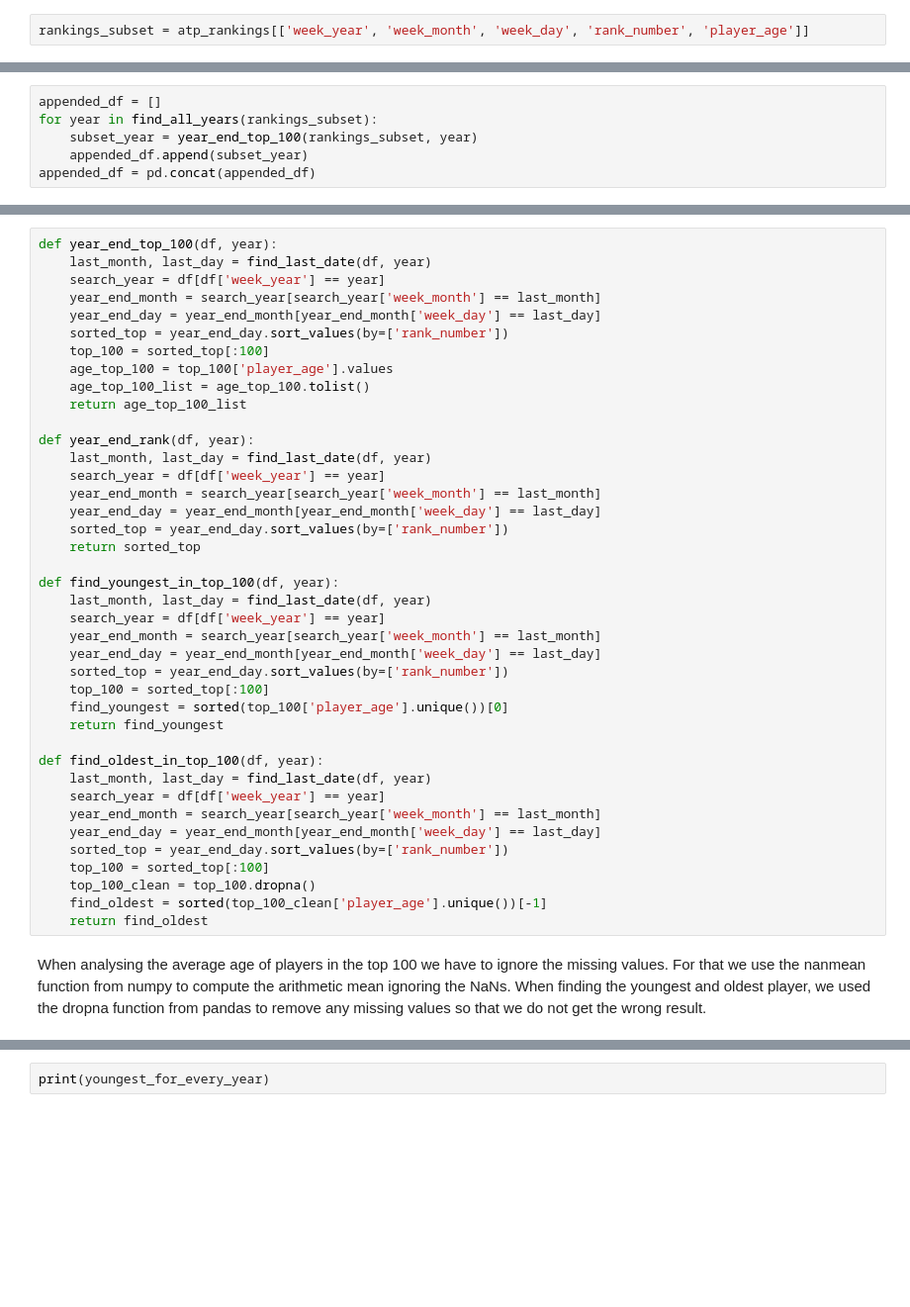
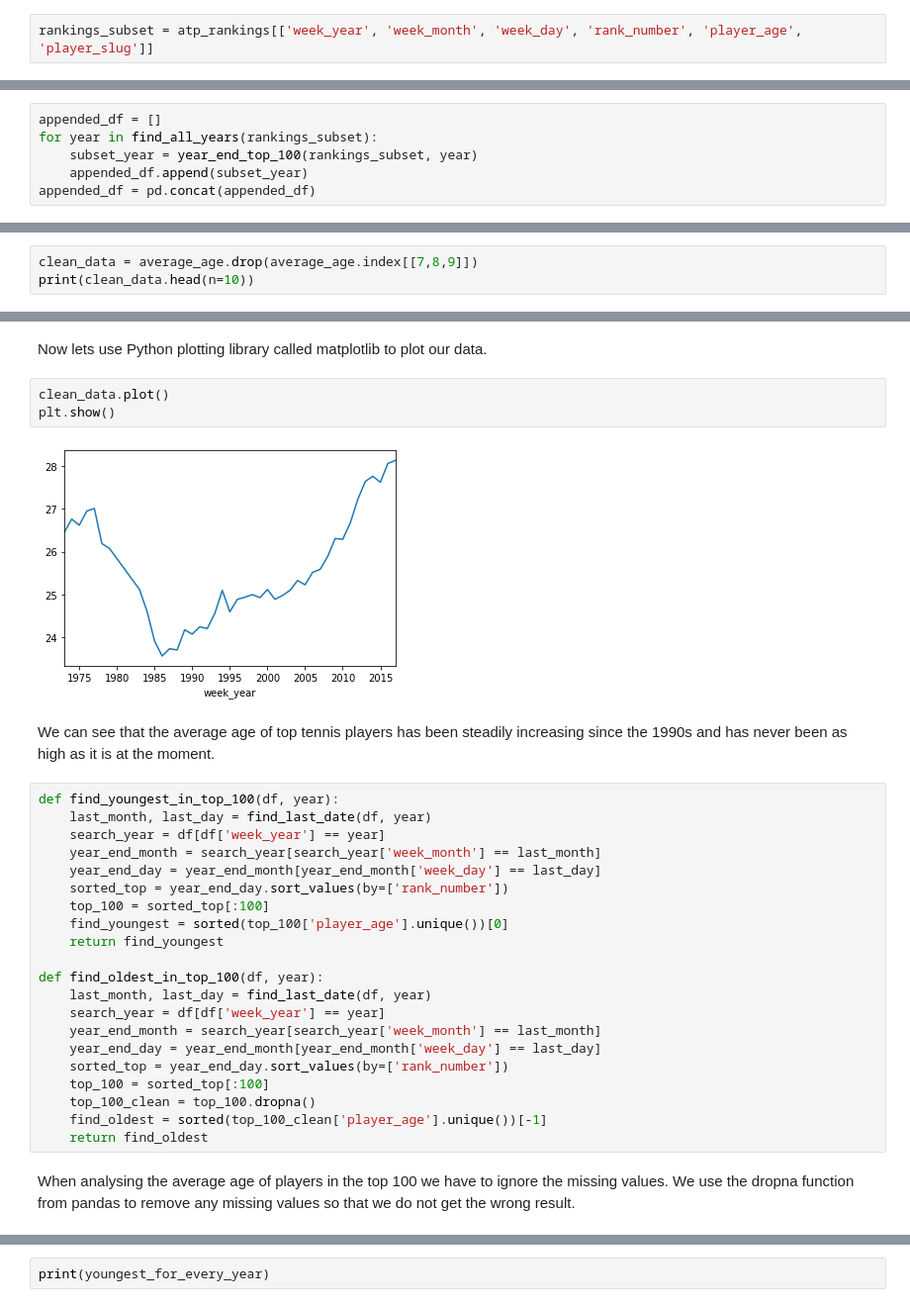
Before and after one commit to tuule/atp-rankings-stats, a Jupyter notebook: atp-rankings-stats.ipynb, the cells around one changed output, grey strips where cells are left out. Shown at 99% size. Saved outputs shown, nothing was run; the diff lists cells and outputs as text; blank space fills up the shorter version.

```diff
--- a/atp-rankings-stats.ipynb
+++ b/atp-rankings-stats.ipynb
@@ -47,7 +47,7 @@ dtype: object
 # %% [markdown]
 Since we will not use the whole data set lets subset our data by the columns we will need. We want to get out the week_year, week_month, week_day, rank_number and player_age, and save this into a new variable.
 # %%
-rankings_subset = atp_rankings[['week_year', 'week_month', 'week_day', 'rank_number', 'player_age']]
+rankings_subset = atp_rankings[['week_year', 'week_month', 'week_day', 'rank_number', 'player_age', 'player_slug']]
 # %% [markdown]
 Let's take a look at how much missing data is in our data set. We can use the isnull method from numpy to count how many values in our dataset are missing. We can also look at specific columns of our data.
 # %%
@@ -100,0 +156,3 @@ average_age = appended_df.groupby('week_year')['player_age'].mean()
+# %%
+clean_data = average_age.drop(average_age.index[[7,8,9]])
+print(clean_data.head(n=10))
@@ -101,23 +172,13 @@ average_age = appended_df.groupby('week_year')['player_age'].mean()
+# %% [markdown]
+Now lets use Python plotting library called matplotlib to plot our data.
+# %%
+clean_data.plot()
+plt.show()
+# %% [output]
+[figure, added]
+# %% [markdown]
+We can see that the average age of top tennis players has been steadily increasing since the 1990s and has never been as high as it is at the moment.
 # %%
-def year_end_top_100(df, year):
-    last_month, last_day = find_last_date(df, year)
-    search_year = df[df['week_year'] == year]
-    year_end_month = search_year[search_year['week_month'] == last_month]
-    year_end_day = year_end_month[year_end_month['week_day'] == last_day]
-    sorted_top = year_end_day.sort_values(by=['rank_number'])
-    top_100 = sorted_top[:100]
-    age_top_100 = top_100['player_age'].values
-    age_top_100_list = age_top_100.tolist()
-    return age_top_100_list
-
-def year_end_rank(df, year):
-    last_month, last_day = find_last_date(df, year)
-    search_year = df[df['week_year'] == year]
-    year_end_month = search_year[search_year['week_month'] == last_month]
-    year_end_day = year_end_month[year_end_month['week_day'] == last_day]
-    sorted_top = year_end_day.sort_values(by=['rank_number'])
-    return sorted_top
-
 def find_youngest_in_top_100(df, year):
     last_month, last_day = find_last_date(df, year)
     search_year = df[df['week_year'] == year]
@@ -139,5 +200,5 @@ def find_oldest_in_top_100(df, year):
     find_oldest = sorted(top_100_clean['player_age'].unique())[-1]
     return find_oldest
 # %% [markdown]
-When analysing the average age of players in the top 100 we have to ignore the missing values. For that we use the nanmean function from numpy to compute the arithmetic mean ignoring the NaNs. When finding the youngest and oldest player, we used the dropna function from pandas to remove any missing values so that we do not get the wrong result.
+When analysing the average age of players in the top 100 we have to ignore the missing values. We use the dropna function from pandas to remove any missing values so that we do not get the wrong result.
 # %%
```
Also changed, not shown: parts of 15 cells of this notebook.
